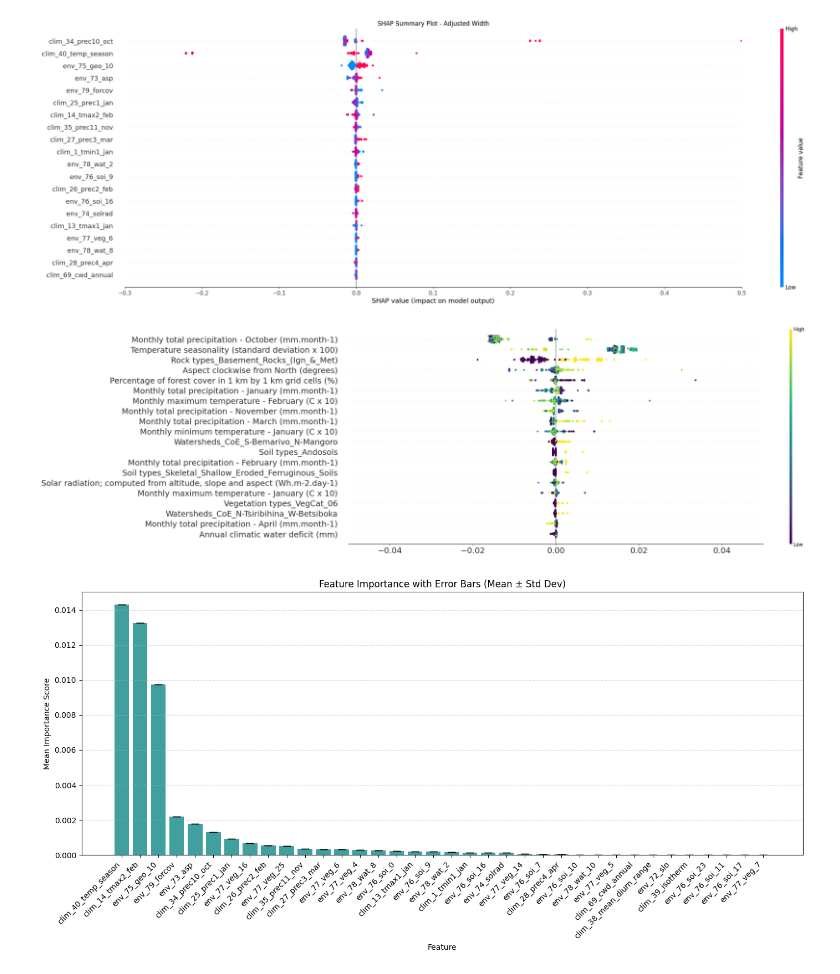
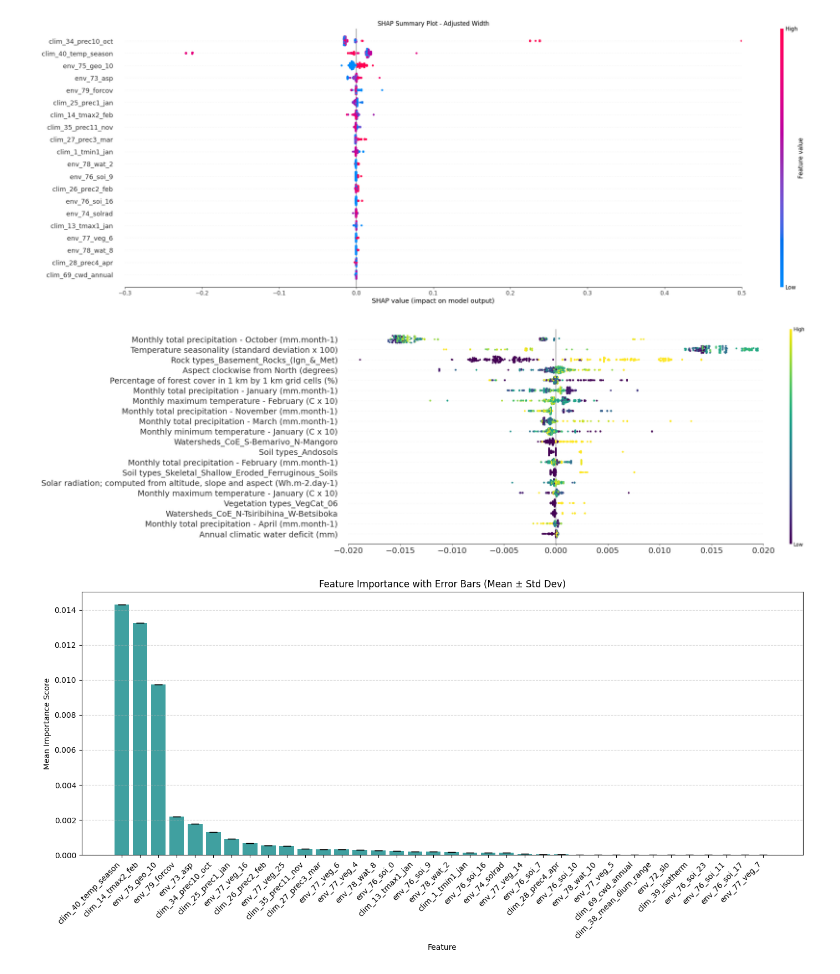
Before and after one commit to tahiri-lab/py_madaclim, a Jupyter notebook: workdir/analysis/bin/model_training_regression.ipynb, the cells around one changed output. Drawn from its saved outputs; the diff is of its cells as text; code cells hidden in the pictures.

```diff
--- a/workdir/analysis/bin/model_training_regression.ipynb
+++ b/workdir/analysis/bin/model_training_regression.ipynb
@@ -449,31 +449,31 @@ X_train_renamed = X_train.rename(columns=name_mapping)
 # %%
 import shap
 import matplotlib.pyplot as plt
 
 # Assuming `best_xgb` is your trained XGBoost model and `X_train` is the training dataset
 explainer = shap.Explainer(best_xgb, X_train_renamed)
 shap_values = explainer(X_train_renamed)
 
 ##plt.rcParams.update({'font.size': 24})  # Adjust the font size as needed
 
 plt.figure(figsize=(14, 8))  # Adjust figure size for a wider plot
 shap.summary_plot(shap_values, X_train_renamed, plot_size=(24, 8), show=False, cmap='viridis')
-plt.xlim(-0.04, 0.04)  # Expand x-axis limits to better view values around 0
+plt.xlim(-0.02, 0.02)  # Expand x-axis limits to better view values around 0
 
 fig = plt.gcf()
 for ax in fig.axes:
     if 'colorbar' in ax.get_label().lower():
         colorbar = ax  # Identify the color bar axis
         colorbar.set_ylabel('')  # Remove the label from the color bar
 
 #plt.title('SHAP Summary Plot')
 plt.xlabel('')
 plt.ylabel('')
 plt.xticks(fontsize=18)
 plt.yticks(fontsize=18)
 plt.show()
 # %% [output]
-[figure, old version]
+[figure, new version]
 # %%
 import numpy as np
 import pandas as pd
```
Also changed, not shown: 1 other file.
